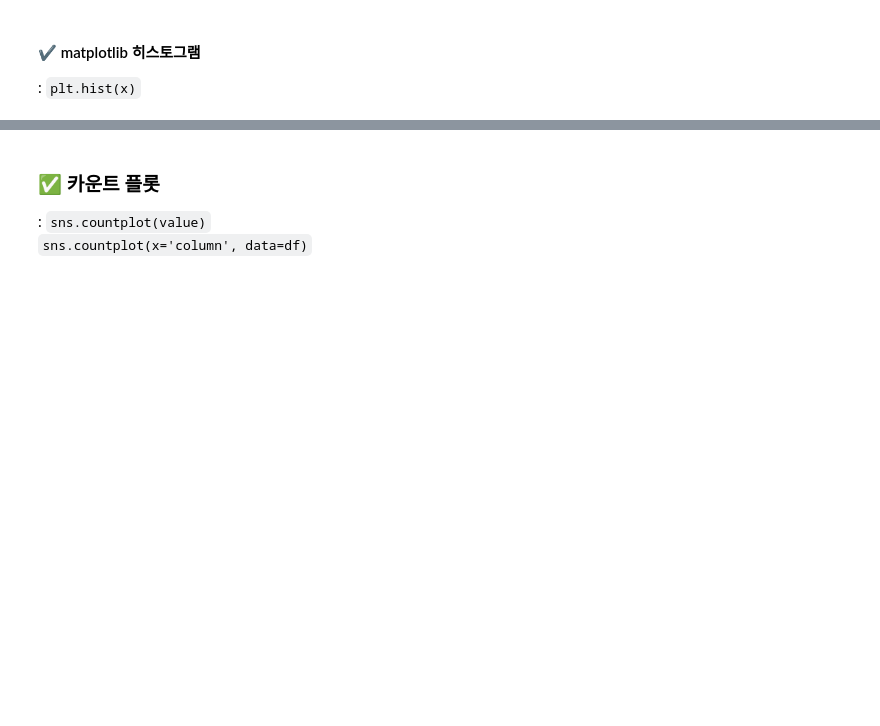
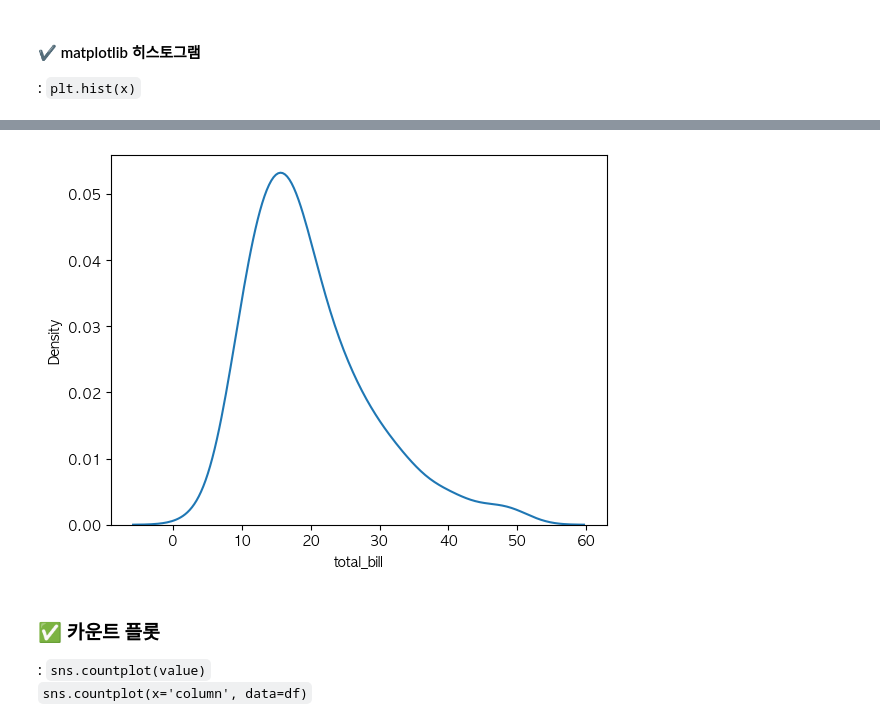
Before and after one commit to HeeJu-XiJu/Pandas, a Jupyter notebook: 23_시각화 - seaborn.ipynb, the cells around one changed output, grey strips where cells are left out. Saved outputs shown, nothing was run; the diff lists cells and outputs as text; code cells hidden in the pictures; blank space fills up the shorter version.

```diff
--- a/23_시각화 - seaborn.ipynb
+++ b/23_시각화 - seaborn.ipynb
@@ -65,0 +70,3 @@ plt.show()
+# %%
+tips = sns.load_dataset('tips')
+tips.head(5)
@@ -66,3 +80,8 @@ plt.show()
+# %%
+sns.kdeplot(x=tips['total_bill'])
+plt.show()
+# %% [output]
+[figure, added]
 # %% [markdown]
 ### ✅ 카운트 플롯
 : `sns.countplot(value)`\
```
Also changed, not shown: parts of 14 cells of this notebook.
